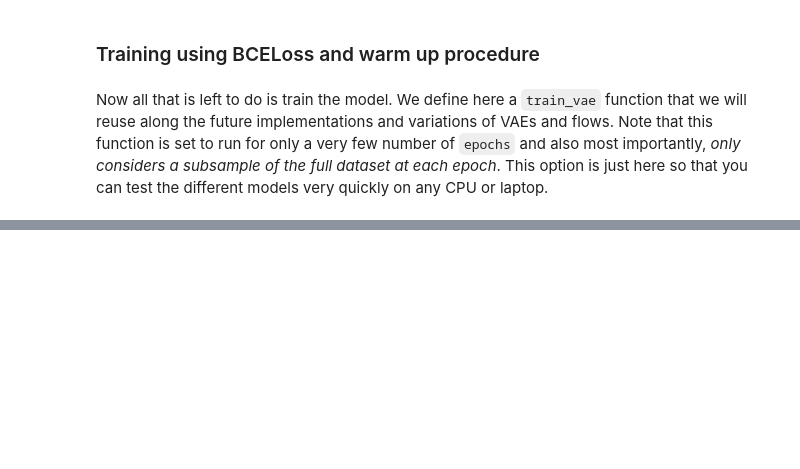
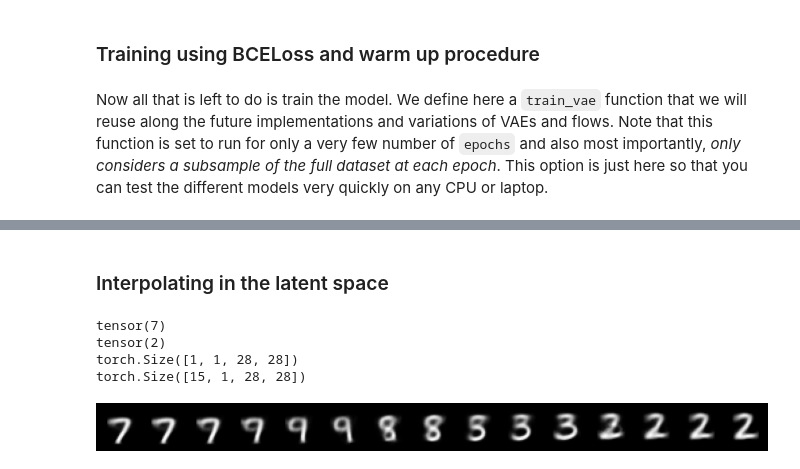
Before and after one commit to gbittencourt/ATIAM2022-timbre-transfer, a Jupyter notebook: Notebooks/VAE_PELADEAU_Come.ipynb, the cells around one changed output, grey strips where cells are left out. Drawn from its saved outputs; the diff is of its cells as text; code cells hidden in the pictures; blank space fills up the shorter version.

Commit message:
[Come] Implemented linear interpolation in the latent space

```diff
--- a/Notebooks/VAE_PELADEAU_Come.ipynb
+++ b/Notebooks/VAE_PELADEAU_Come.ipynb
@@ -392,0 +420,39 @@ for i in range(9):
+# %% [markdown]
+### Interpolating in the latent space
+# %%
+def interpol_lin(model,x1,x2,n_steps):
+    x1 = x1.to(device)
+    x2 = x2.to(device)
+    model = model.to(device)
+    mu1,eps1 = model.encode(x1)
+    mu2,eps2 = model.encode(x2)
+    mu_int = mu1
+    for n in range(1,n_steps):
+        mu_int = torch.concat((mu_int, n/(n_steps-1)*mu2 + (n_steps-1-n)/(n_steps-1)*mu1))
+    imgs_out = model.decode(mu_int)
+    return imgs_out
+
+n_images = 15
+
+imgs_test, labels = next(iter(test_loader))
+print(labels[0])
+print(labels[1])
+
+img0 = imgs_test[0,:,:,:].reshape(1,1,28,28)
+img1 = imgs_test[1,:,:,:].reshape(1,1,28,28)
+print(img0.size())
+imgs_inter = interpol_lin(model,img0,img1,n_images)
+
+print(imgs_inter.size())
+
+fig = plt.figure(figsize=(n_images, 1))
+for i in range(n_images):
+    plt.subplot(1, n_images, i + 1)
+    plt.imshow(imgs_inter[i, 0, :, :].cpu().detach(), cmap='gray')
+    plt.axis('off')
+# %% [output]
+tensor(7)
+tensor(2)
+torch.Size([1, 1, 28, 28])
+torch.Size([15, 1, 28, 28])
+[figure, added]
```
Also changed, not shown: parts of 7 cells of this notebook.
